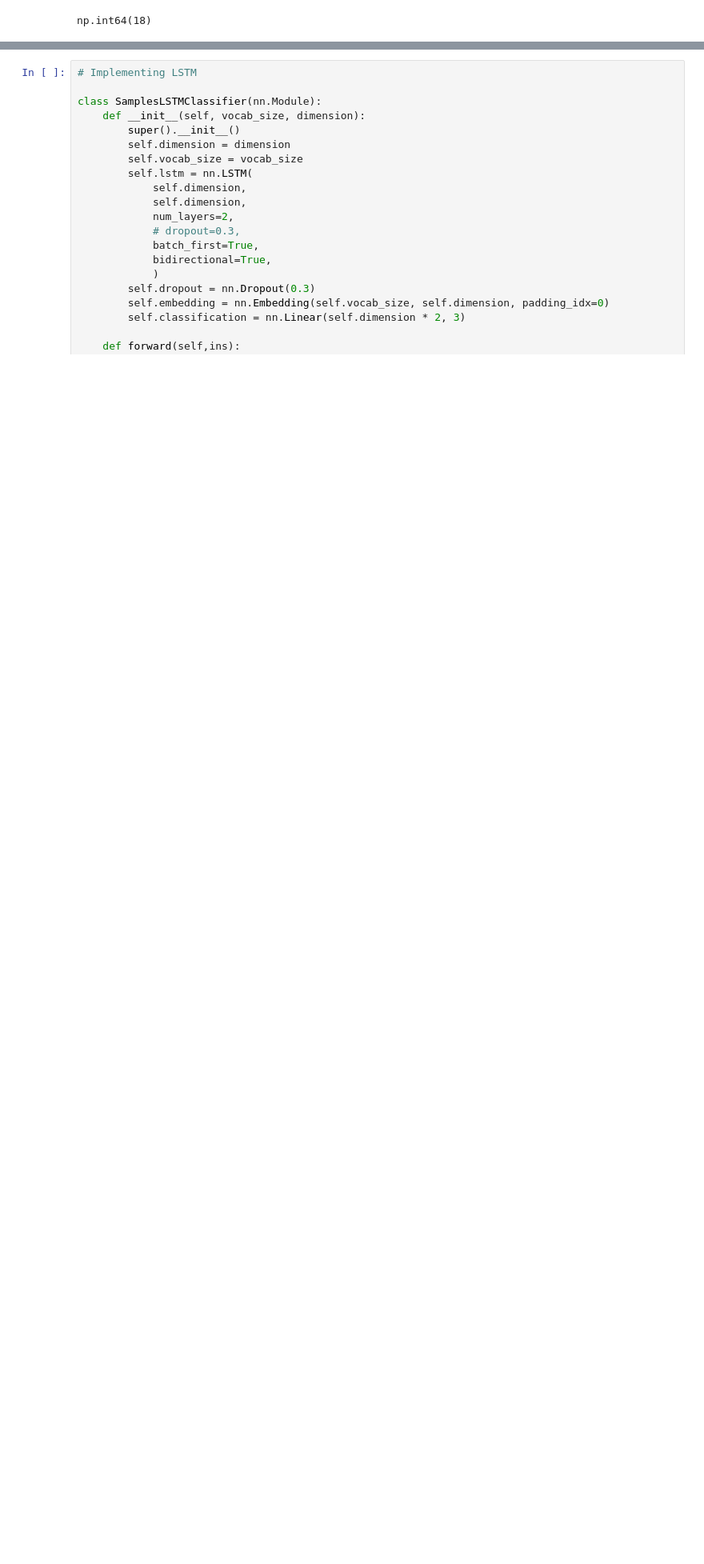
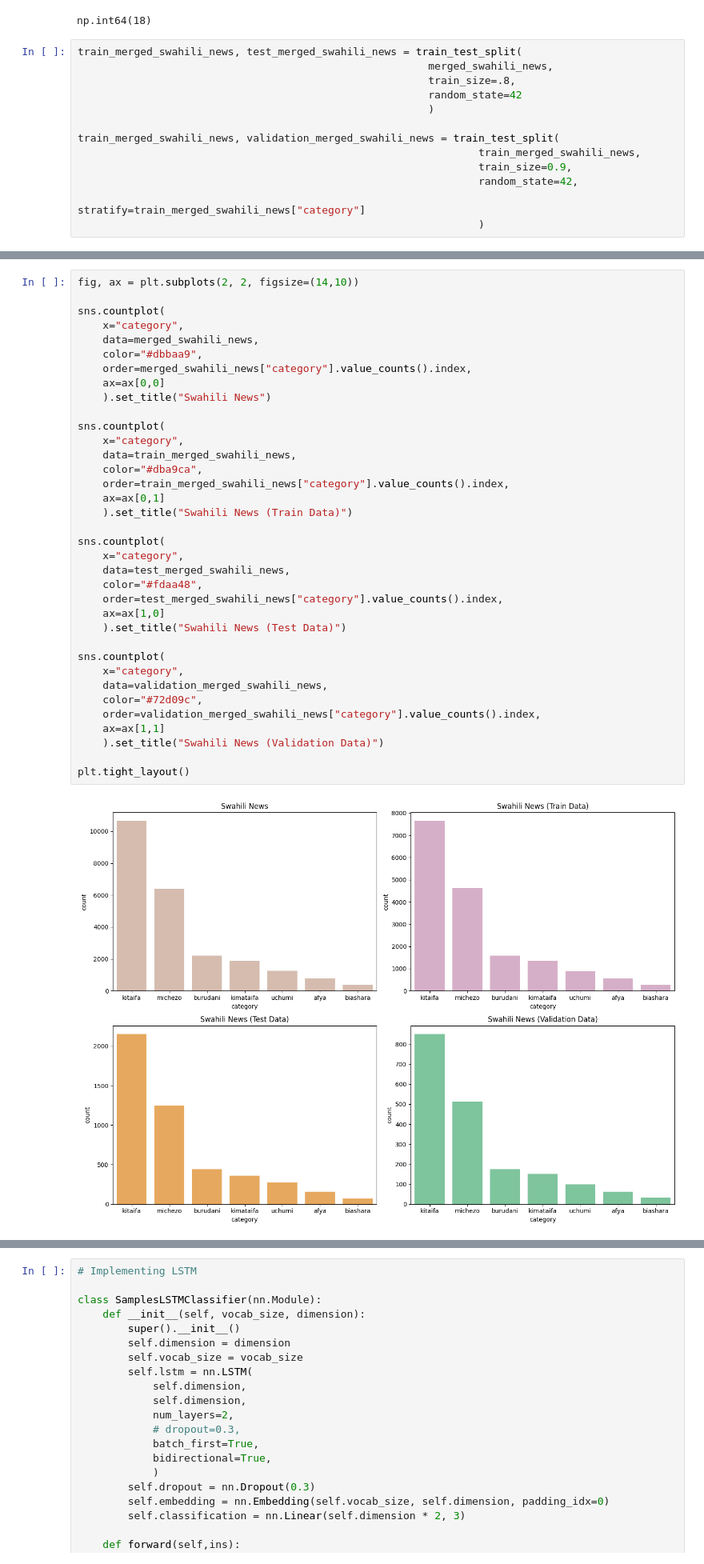
Before and after one commit to muchemicarol/ML4NLU_TermPaper, a Jupyter notebook: swahili_classification.ipynb, the cells around one changed output, grey strips where cells are left out. Shown at 80% size. Cells and saved outputs as stored; diff of their text form; blank space fills up the shorter version.

Commit message:
splitting data into train, test and validation

```diff
--- a/swahili_classification.ipynb
+++ b/swahili_classification.ipynb
@@ -319,3 +298,16 @@ merged_swahili_news_length = merged_swahili_news["token_ids"].str.len().max()
 merged_swahili_news_length
 # %% [output]
 np.int64(18)
+# %%
+train_merged_swahili_news, test_merged_swahili_news = train_test_split(
+                                                        merged_swahili_news,
+                                                        train_size=.8,
+                                                        random_state=42
+                                                        )
+
+train_merged_swahili_news, validation_merged_swahili_news = train_test_split(
+                                                                train_merged_swahili_news,
+                                                                train_size=0.9,
+                                                                random_state=42,
+                                                                stratify=train_merged_swahili_news["category"]
+                                                                )
@@ -322,3 +318,41 @@ np.int64(18)
+# %%
+fig, ax = plt.subplots(2, 2, figsize=(14,10))
+
+sns.countplot(
+    x="category",
+    data=merged_swahili_news,
+    color="#dbbaa9",
+    order=merged_swahili_news["category"].value_counts().index,
+    ax=ax[0,0]
+    ).set_title("Swahili News")
+
+sns.countplot(
+    x="category",
+    data=train_merged_swahili_news,
+    color="#dba9ca",
+    order=train_merged_swahili_news["category"].value_counts().index,
+    ax=ax[0,1]
+    ).set_title("Swahili News (Train Data)")
+
+sns.countplot(
+    x="category",
+    data=test_merged_swahili_news,
+    color="#fdaa48",
+    order=test_merged_swahili_news["category"].value_counts().index,
+    ax=ax[1,0]
+    ).set_title("Swahili News (Test Data)")
+
+sns.countplot(
+    x="category",
+    data=validation_merged_swahili_news,
+    color="#72d09c",
+    order=validation_merged_swahili_news["category"].value_counts().index,
+    ax=ax[1,1]
+    ).set_title("Swahili News (Validation Data)")
+
+plt.tight_layout()
+# %% [output]
+[figure, added]
 # %%
 def collate(batch):
     samples, labels = zip(*batch)
```
Also changed, not shown: parts of 11 cells of this notebook.
